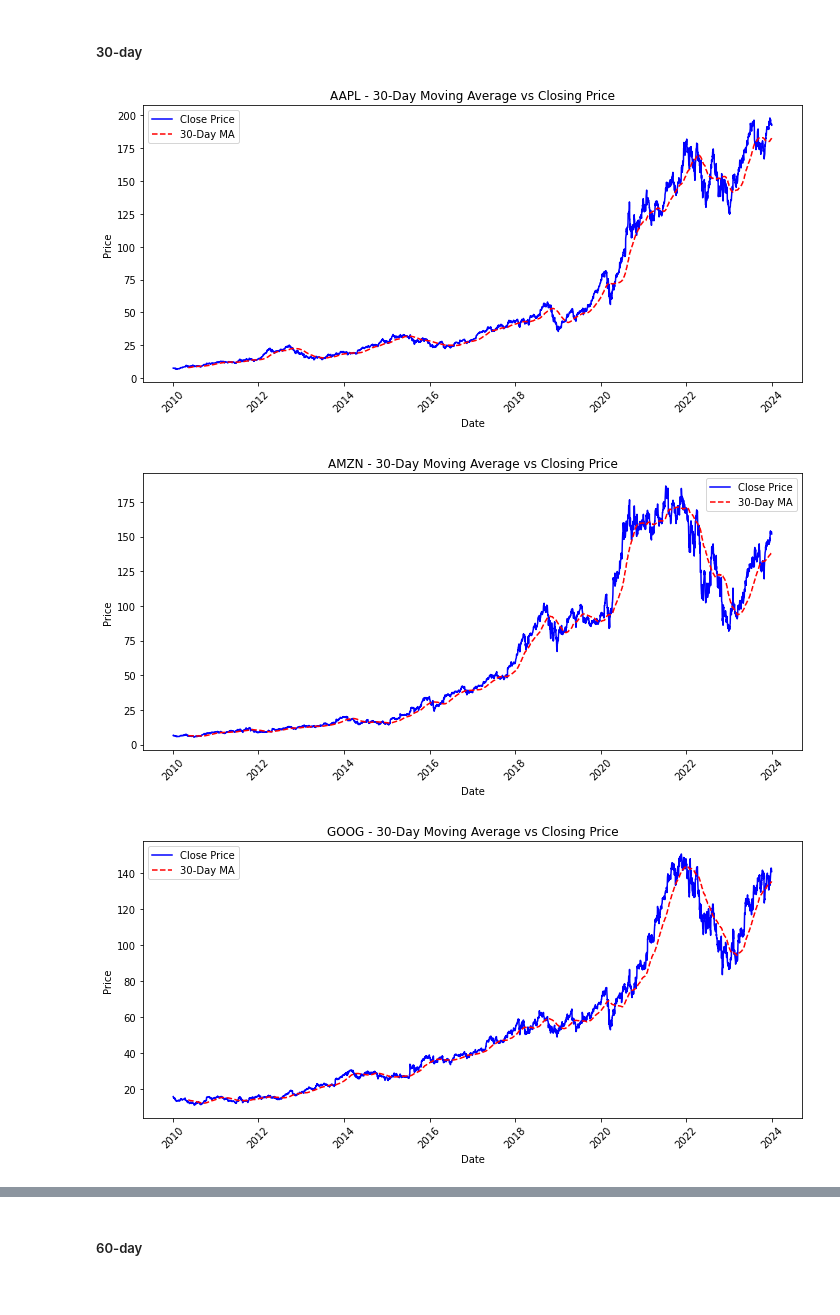
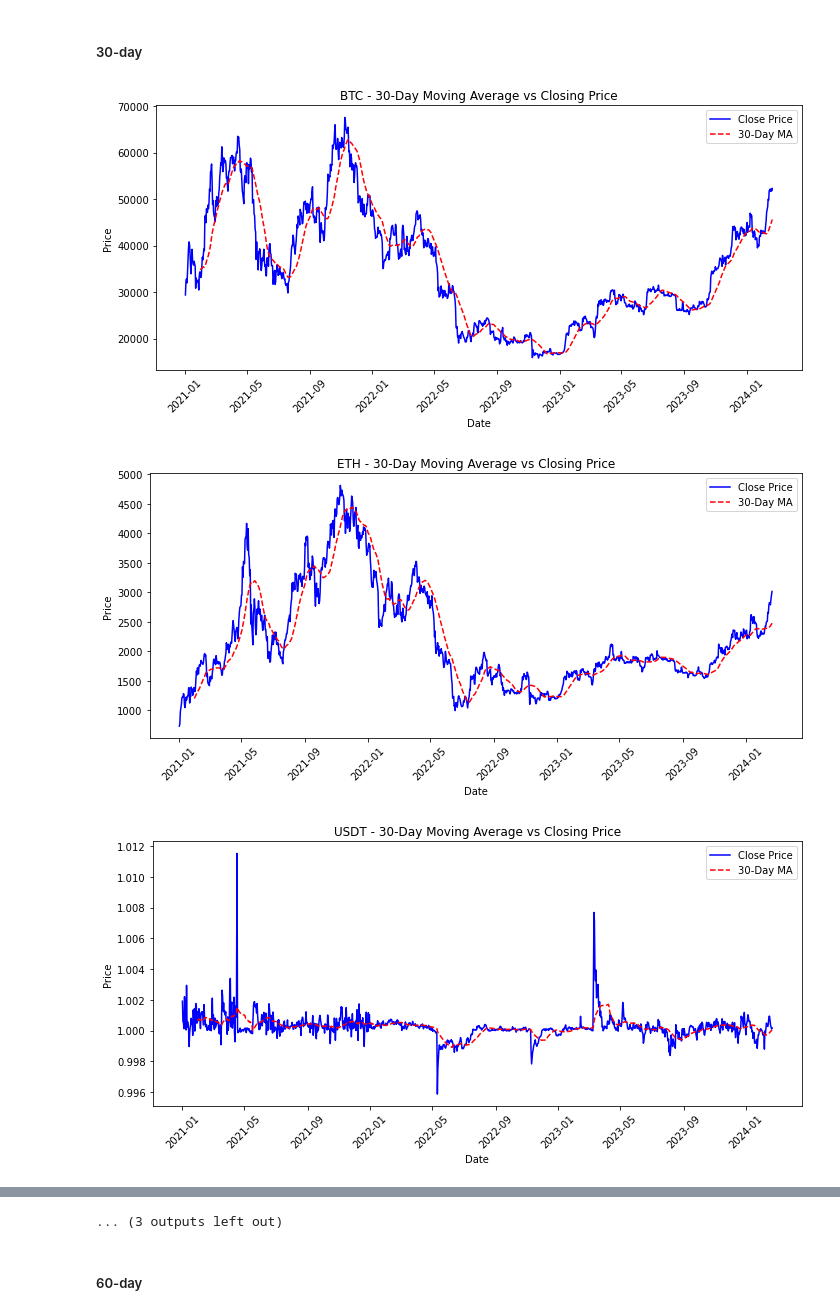
Before and after one commit to EthanFalcao/WPI-IA-Portfolio-Optimization-and-Risk-Analysis, a Jupyter notebook: Exploratory Data Analysis.ipynb, the cells around one changed output, grey strips where cells are left out. Cells and saved outputs as stored; diff of their text form; code cells hidden in the pictures.

```diff
--- a/Exploratory Data Analysis.ipynb
+++ b/Exploratory Data Analysis.ipynb
@@ -188,0 +244,33 @@ plt.show()
+# %%
+# Assuming 'df' is your DataFrame and it contains cryptocurrency data.
+
+# Define the cryptocurrencies you want to exclude from the dataset
+excluded_cryptos = ['BTC', 'ETH']
+
+# Filter the dataset to exclude the selected cryptocurrencies
+crypto_data_excluded = df[~df['Symbol'].isin(excluded_cryptos)]
+
+# Convert the 'Date' column to datetime if it's not already
+crypto_data_excluded['Date'] = pd.to_datetime(crypto_data_excluded['Date'])
+
+# Plotting the time-series graph for the cryptocurrencies excluding the selected ones
+plt.figure(figsize=(18, 10))
+
+for symbol in crypto_data_excluded['Symbol'].unique():
+    subset = crypto_data_excluded[crypto_data_excluded['Symbol'] == symbol]
+    plt.plot(subset['Date'], subset['Close'], label=symbol)
+
+# Set the locator for the x-axis to pick dates at regular intervals
+locator = mdates.AutoDateLocator(minticks=3, maxticks=8)
+formatter = mdates.ConciseDateFormatter(locator)
+
+plt.gca().xaxis.set_major_locator(locator)
+plt.gca().xaxis.set_major_formatter(formatter)
+
+plt.title('Trend Analysis: Closing Prices of Cryptocurrencies (Excluding BTC)')
+plt.xlabel('Date')
+plt.ylabel('Closing Price (USD)')
+plt.legend()
+plt.xticks(rotation=45)
+plt.tight_layout()
+plt.show()
@@ -294,22 +403,25 @@ df_stocks['30_day_MA'] = df_stocks_pivoted.groupby('Stock')['Close'].transform(l
 # %%
-stocks = df_stocks['Stock'].unique()
+# Calculate 30-day Moving Averages for the Closing Prices of each stock
+df['30_day_MA'] = df.groupby('Symbol')['Close'].transform(lambda x: x.rolling(window=30).mean())
+
+stocks = df['Symbol'].unique()
 
 # Creating a separate plot for each stock
 for stock in stocks:
-    subset = df_stocks[df_stocks['Stock'] == stock]
+    subset = df[df['Symbol'] == stock]
 
     plt.figure(figsize=(10, 5))
     plt.plot(subset['Date'], subset['Close'], label='Close Price', color='blue')
     plt.plot(subset['Date'], subset['30_day_MA'], label='30-Day MA', linestyle='--', color='red')
 
     plt.title(f'{stock} - 30-Day Moving Average vs Closing Price')
     plt.xlabel('Date')
     plt.ylabel('Price')
     plt.legend()
     plt.xticks(rotation=45)
     plt.tight_layout()
     plt.show()
 # %% [output]
-[figure, old version]
+[figure, new version]
-[figure, old version]
+[figure, new version]
-[figure, old version]
+[figure, new version]
@@ -318,3 +437,4 @@ for stock in stocks:
+... (3 outputs left out)
 # %% [markdown]
 ##### 60-day
 # %%
```
Also changed, not shown: parts of 28 cells of this notebook, 3 other files.
